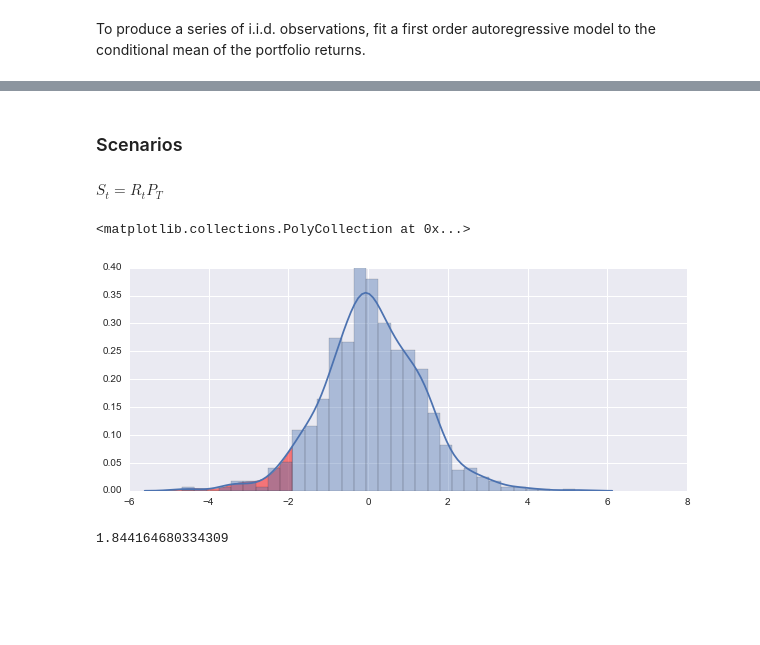
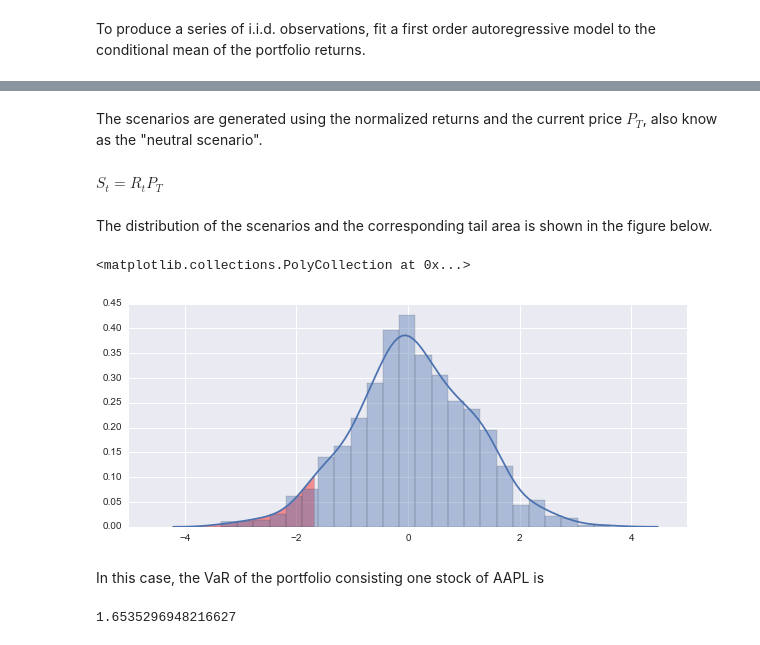
Before and after one commit to mvaz/financial-notebooks, a Jupyter notebook: Value at Risk.ipynb, the cells around one changed output, grey strips where cells are left out. Cells and saved outputs as stored; diff of their text form; code cells hidden in the pictures; blank space fills up the shorter version.

Commit message:
fixed equations, preparing for distribution

```diff
--- a/Value at Risk.ipynb
+++ b/Value at Risk.ipynb
@@ -134,8 +157,10 @@ $ \xi_t = \frac{r_t - \mu}{\sigma_t}$
 
 $ R_t = \exp( \xi_t \, \sigma_T ) $
 # %%
-_std = pd.ewmstd( rets, com=20)
-_mu = pd.ewma(rets, com=20)
+_lambda = 0.09
+_com = (1 - _lambda) / _lambda
+_std = pd.ewmstd( rets, com=_com)
+_mu = pd.ewma(rets, com=_com)
 
 residuals = ( rets / _std )
 residuals = residuals.ix[20:]
@@ -153,5 +171,5 @@ autocorrelation_plot(residuals, _ax)
-# %% [markdown]
-### Scenarios
+# %% [markdown]
+The scenarios are generated using the normalized returns and the current price $P_T$, also know as the "neutral scenario".
 # %% [markdown]
 $ S_t = R_t P_T $
 # %%
@@ -162,21 +180,25 @@ scenarios = neutral_scenario * scenario_shifts
 # %%
 def mydistplot(pnls):
     _x = sns.distplot(pnls)
-    _l = [_c for _c in x.get_children() if _c.__class__ == mpl.lines.Line2D][0]
+    _l = [_c for _c in _x.get_children() if _c.__class__ == mpl.lines.Line2D][0]
     xxx, yyy = (_l.get_xdata(), _l.get_ydata())
     return _x, xxx, yyy
+# %% [markdown]
+The distribution of the scenarios and the corresponding tail area is shown in the figure below.
 # %%
 pnls = scenarios.ix[10:] - neutral_scenario
 alpha = 0.05
-var = pnls.quantile(q=alpha)
+var = -pnls.quantile(q=alpha)
 p, xxx, yyy = mydistplot(pnls)
-mask = xxx <= var
+mask = xxx <= - var
 # plt.vlines(var, 0, 0.05, color='r')
-plt.fill_between(xxx[mask], 0, yyy[mask], facecolor='red', alpha=0.5)
+plt.fill_between(xxx[mask], 0, yyy[mask], facecolor='red', alpha=0.4)
 # %% [output]
 <matplotlib.collections.PolyCollection at 0x...>
-[figure, old version]
+[figure, new version]
-# %%
--var
-# %% [output]
-1.844164680334309
+# %% [markdown]
+In this case, the VaR of the portfolio consisting one stock of AAPL is
+# %%
+var
+# %% [output]
+1.6535296948216627
```
Also changed, not shown: parts of 12 cells of this notebook.
